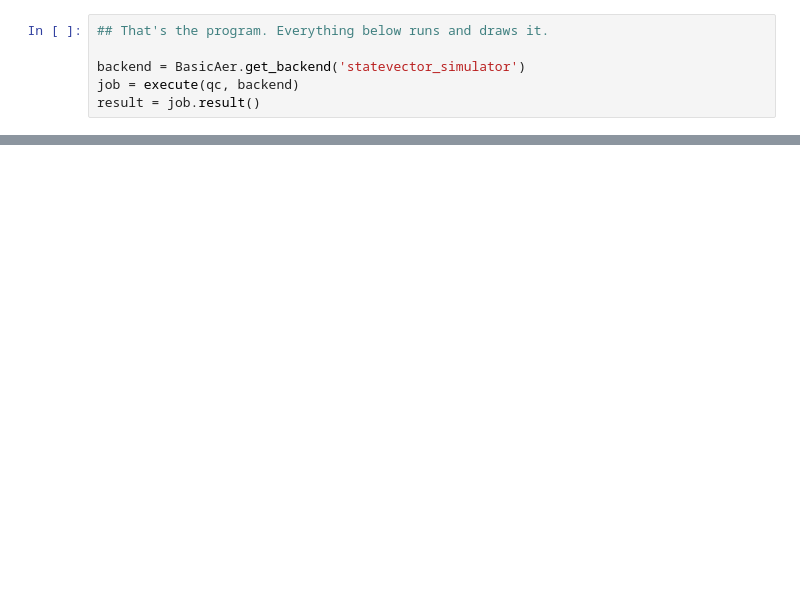
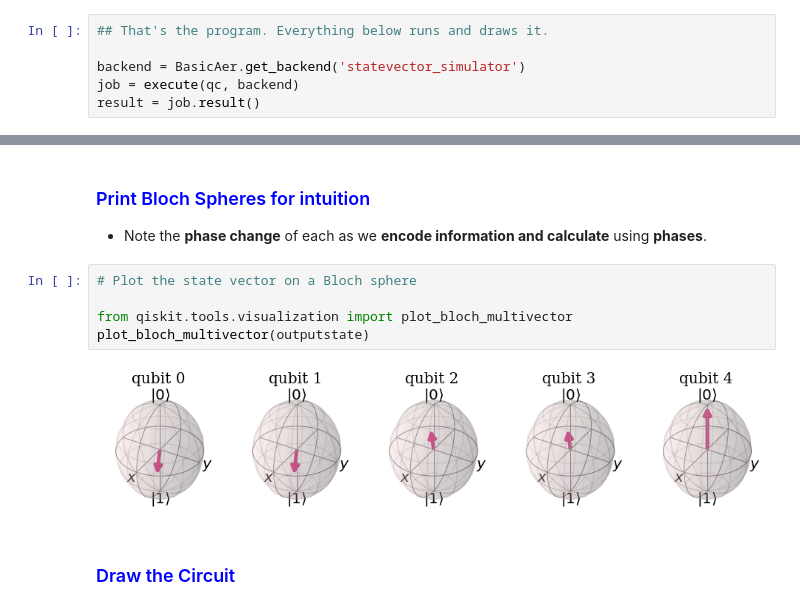
Before and after one commit to profversaggi/QuantumEducation, a Jupyter notebook: QC_Practicals/Ch06_02 Repeated Amplitude Amplification Iterations.ipynb, the cells around one changed output, grey strips where cells are left out. Cells and saved outputs as stored; diff of their text form; blank space fills up the shorter version.

```diff
--- a/QC_Practicals/Ch06_02 Repeated Amplitude Amplification Iterations.ipynb
+++ b/QC_Practicals/Ch06_02 Repeated Amplitude Amplification Iterations.ipynb
@@ -210,0 +241,12 @@ Total probability: 100%
+# %% [markdown]
+### <font color="blue">Print Bloch Spheres for intuition </font>
+- Note the **phase change** of each as we **encode information and calculate** using **phases**.
+# %%
+# Plot the state vector on a Bloch sphere
+
+from qiskit.tools.visualization import plot_bloch_multivector
+plot_bloch_multivector(outputstate)
+# %% [output]
+[figure, added]
+# %% [markdown]
+### <font color="blue">Draw the Circuit </font>
```
Also changed, not shown: parts of 21 cells of this notebook, 4 other files.
